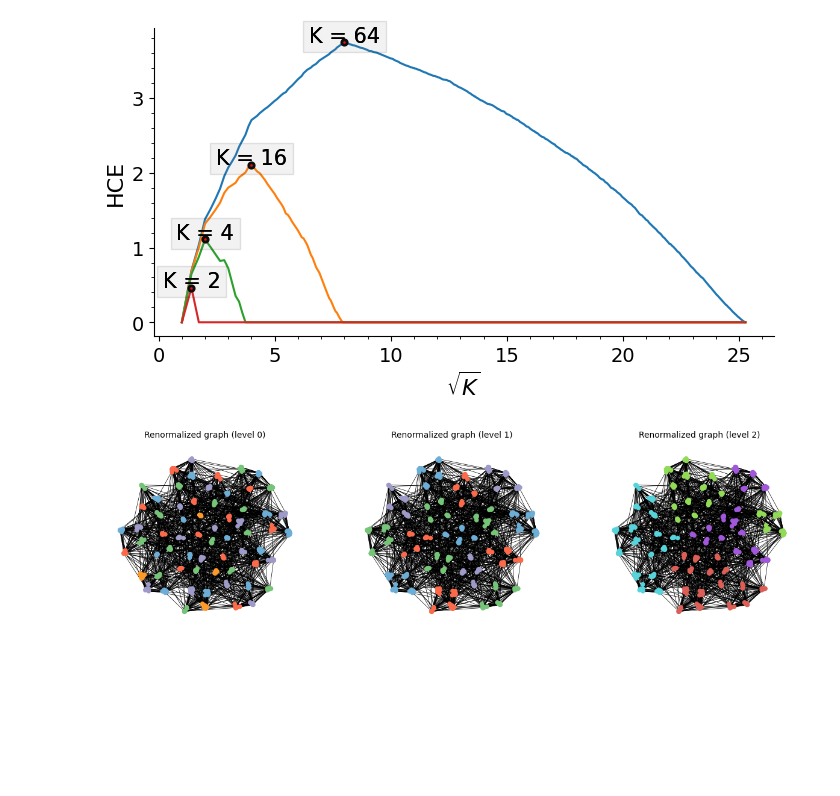
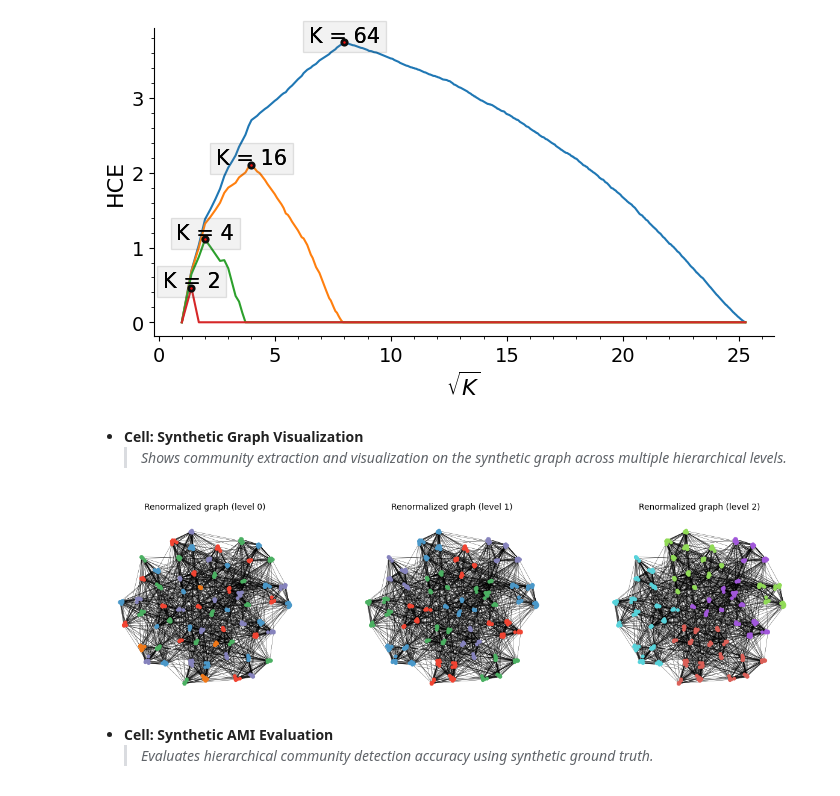
Before and after one commit to mrtnzrm2/the_HCE_method, a Jupyter notebook: notebooks/examples.ipynb, the cells around one changed output. Cells and saved outputs as stored; diff of their text form; code cells hidden in the pictures; blank space fills up the shorter version.

```diff
--- a/notebooks/examples.ipynb
+++ b/notebooks/examples.ipynb
@@ -125,24 +175,39 @@ while True:
     rn += 1
 # %% [output]
 [figure]
+# %% [markdown]
+- **Cell: Synthetic Graph Visualization**
+  > *Shows community extraction and visualization on the synthetic graph across multiple hierarchical levels.*
 # %%
 _, axes = plt.subplots(1, 3, figsize=(15, 4))
 
 axes[0].set_title("Renormalized graph (level 0)", fontsize=10)
 labels = linear_partition(fast_cut_tree(H, n_clusters=64))
-colors = graph_coloring_palette(pos, labels)
-plot_network_linkage(G, H, nc=None, pos=pos, node_communities=labels, node_size=20, linewidth=0.5, ax=axes[0], cm=colors)
+colors = graph_coloring_palette(pos, labels, alpha=0.4)
+plot_network_linkage(
+    G, H, nc=None, pos=pos, node_communities=labels,
+    edgewidth=0, node_size=20, linewidth=0.25, ax=axes[0], cm=colors
+)
 
 axes[1].set_title(f"Renormalized graph (level 1)", fontsize=10)
 labels = linear_partition(fast_cut_tree(H, n_clusters=16))
-colors = graph_coloring_palette(pos, labels)
-plot_network_linkage(G, H, nc=None, pos=pos, node_communities=labels, node_size=20, linewidth=0.5, ax=axes[1], cm=colors)
+colors = graph_coloring_palette(pos, labels, alpha=0.4)
+plot_network_linkage(
+    G, H, nc=None, pos=pos, node_communities=labels,
+    edgewidth=0, node_size=20, linewidth=0.25, ax=axes[1], cm=colors
+)
 
 axes[2].set_title(f"Renormalized graph (level 2)", fontsize=10)
 labels = linear_partition(fast_cut_tree(H, n_clusters=4))
-plot_network_linkage(G, H, nc=None, pos=pos, node_communities=labels, node_size=20, linewidth=0.5, ax=axes[2]) # graph coloring not needed for 4 communities
+plot_network_linkage(
+    G, H, nc=None, pos=pos, node_communities=labels,
+    node_size=20, edgewidth=0, linewidth=0.25, ax=axes[2]
+) # graph coloring not needed for 4 communities
 # %% [output]
-[figure, old version]
+[figure, new version]
+# %% [markdown]
+- **Cell: Synthetic AMI Evaluation**
+  > *Evaluates hierarchical community detection accuracy using synthetic ground truth.*
 # %%
 labels = linear_partition(fast_cut_tree(H, n_clusters=64))
 print("AMI(64):", ami(hnrg_model.hierarchical_communities_labels[:, -1], labels))
```
Also changed, not shown: parts of 15 cells of this notebook, 9 other files.
